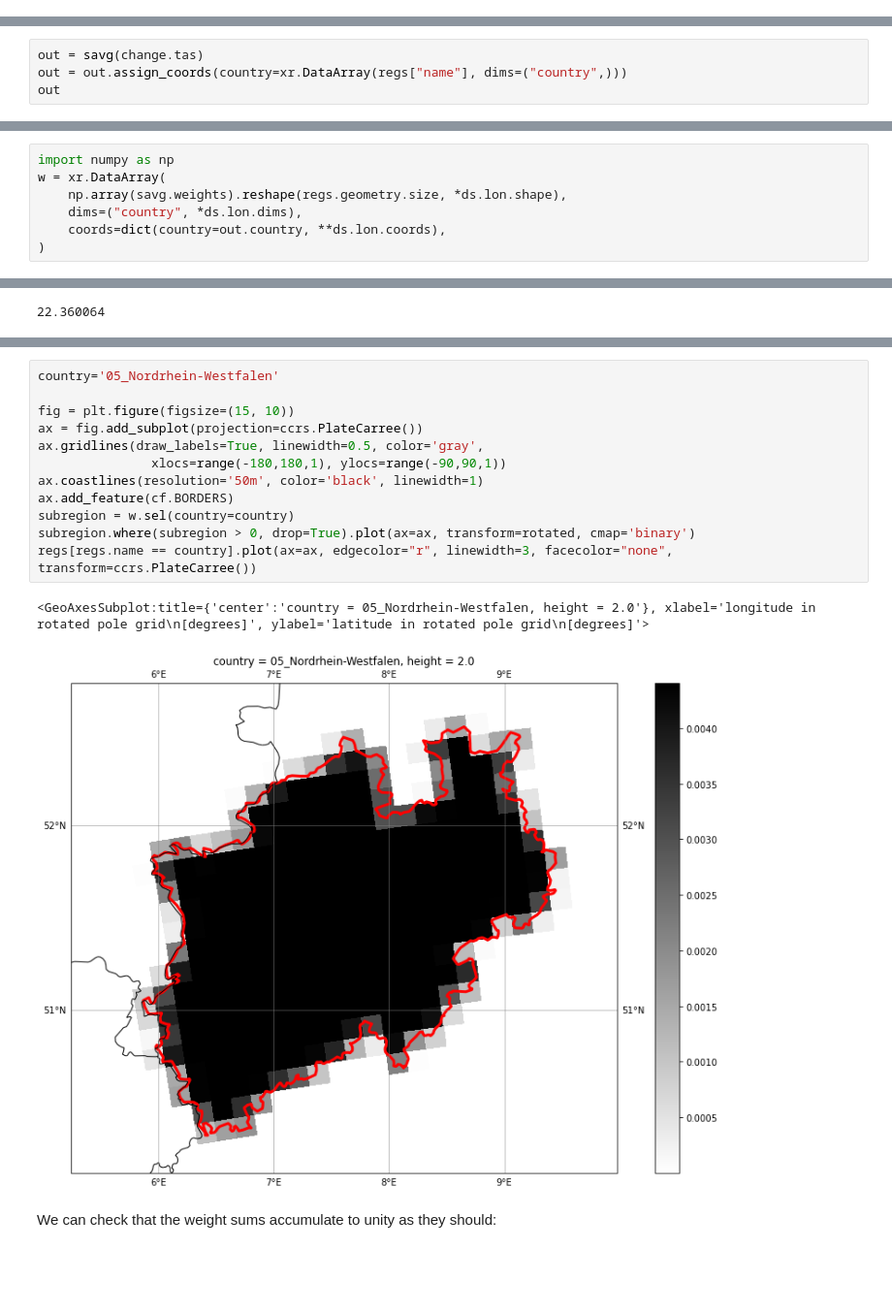
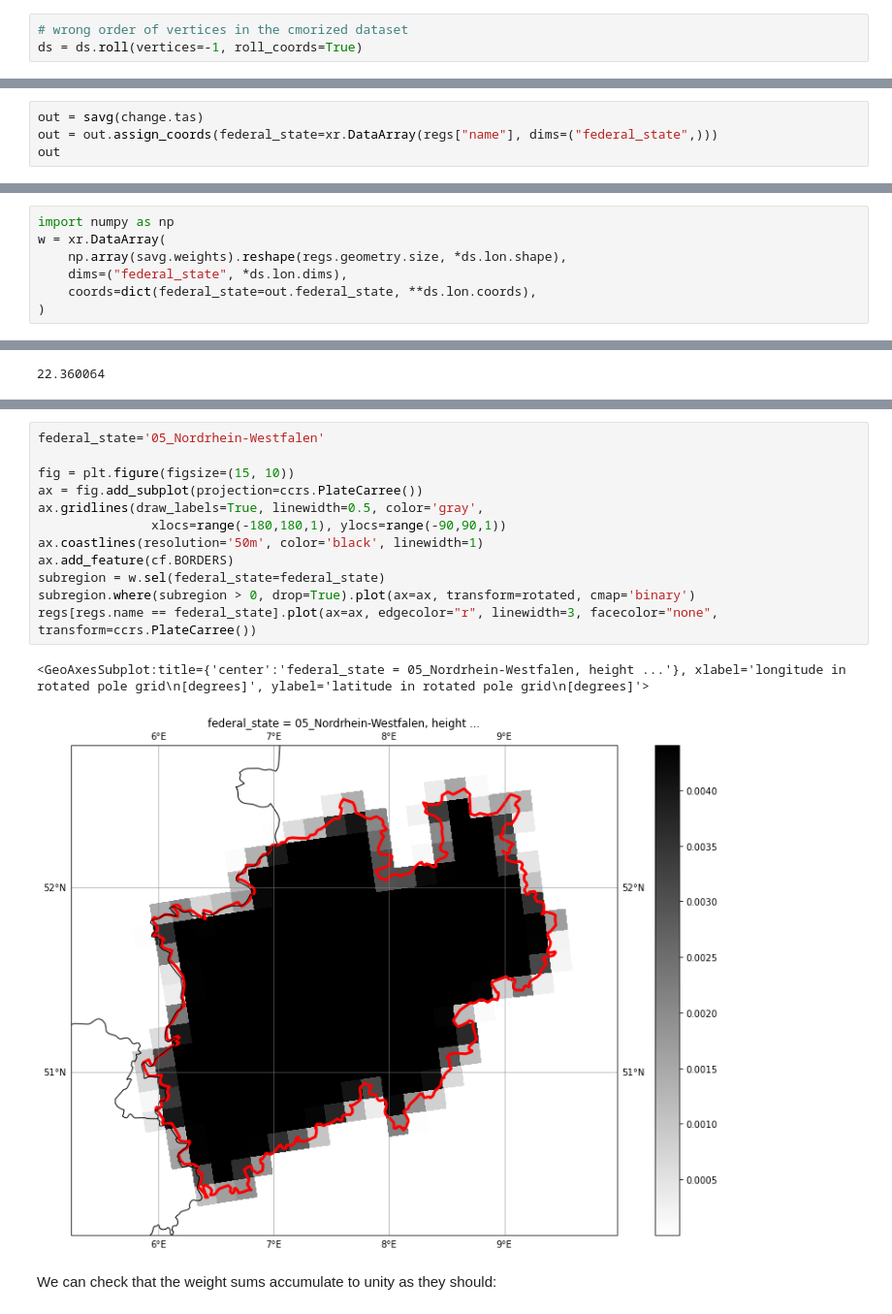
Before and after one commit to larsbuntemeyer/notebooks, a Jupyter notebook: masking-germany-eur-11.ipynb, the cells around one changed output, grey strips where cells are left out. Shown at 97% size. Drawn from its saved outputs; the diff is of its cells as text; blank space fills up the shorter version.

```diff
--- a/masking-germany-eur-11.ipynb
+++ b/masking-germany-eur-11.ipynb
@@ -355,2 +366,5 @@ ds_c.lon_vertices[:,:,3] = ds.lon_vertices[:,:,0]
+# %%
+# wrong order of vertices in the cmorized dataset
+ds = ds.roll(vertices=-1, roll_coords=True)
 # %%
 import xesmf as xe
@@ -370,6 +384,6 @@ Output list length:         16
 Now, let's apply the averager instance to our datasets of annual change.
 # %%
 out = savg(change.tas)
-out = out.assign_coords(country=xr.DataArray(regs["name"], dims=("country",)))
+out = out.assign_coords(federal_state=xr.DataArray(regs["name"], dims=("federal_state",)))
 out
 # %% [output]
@@ -449,8 +465,8 @@ Let's have a look at the masks we created. We need to convert the sparse regridd
 import numpy as np
 w = xr.DataArray(
     np.array(savg.weights).reshape(regs.geometry.size, *ds.lon.shape),
-    dims=("country", *ds.lon.dims),
-    coords=dict(country=out.country, **ds.lon.coords),
+    dims=("federal_state", *ds.lon.dims),
+    coords=dict(federal_state=out.federal_state, **ds.lon.coords),
 )
 # %%
 w.nbytes / 1.e6
@@ -468,18 +487,18 @@ array(['02_Hamburg', '03_Niedersachsen', '04_Bremen',
 # %%
-country='05_Nordrhein-Westfalen'
+federal_state='05_Nordrhein-Westfalen'
 
 fig = plt.figure(figsize=(15, 10))
 ax = fig.add_subplot(projection=ccrs.PlateCarree())
 ax.gridlines(draw_labels=True, linewidth=0.5, color='gray',
                xlocs=range(-180,180,1), ylocs=range(-90,90,1))
 ax.coastlines(resolution='50m', color='black', linewidth=1)
 ax.add_feature(cf.BORDERS)
-subregion = w.sel(country=country)
+subregion = w.sel(federal_state=federal_state)
 subregion.where(subregion > 0, drop=True).plot(ax=ax, transform=rotated, cmap='binary')
-regs[regs.name == country].plot(ax=ax, edgecolor="r", linewidth=3, facecolor="none", transform=ccrs.PlateCarree())
+regs[regs.name == federal_state].plot(ax=ax, edgecolor="r", linewidth=3, facecolor="none", transform=ccrs.PlateCarree())
 # %% [output]
-<GeoAxesSubplot:title={'center':'country = 05_Nordrhein-Westfalen, height = 2.0'}, xlabel='longitude in rotated pole grid\n[degrees]', ylabel='latitude in rotated pole grid\n[degrees]'>
+<GeoAxesSubplot:title={'center':'federal_state = 05_Nordrhein-Westfalen, height ...'}, xlabel='longitude in rotated pole grid\n[degrees]', ylabel='latitude in rotated pole grid\n[degrees]'>
-[figure, old version]
+[figure, new version]
 # %% [markdown]
 We can check that the weight sums accumulate to unity as they should:
 # %%
```
Also changed, not shown: parts of 15 cells of this notebook.
